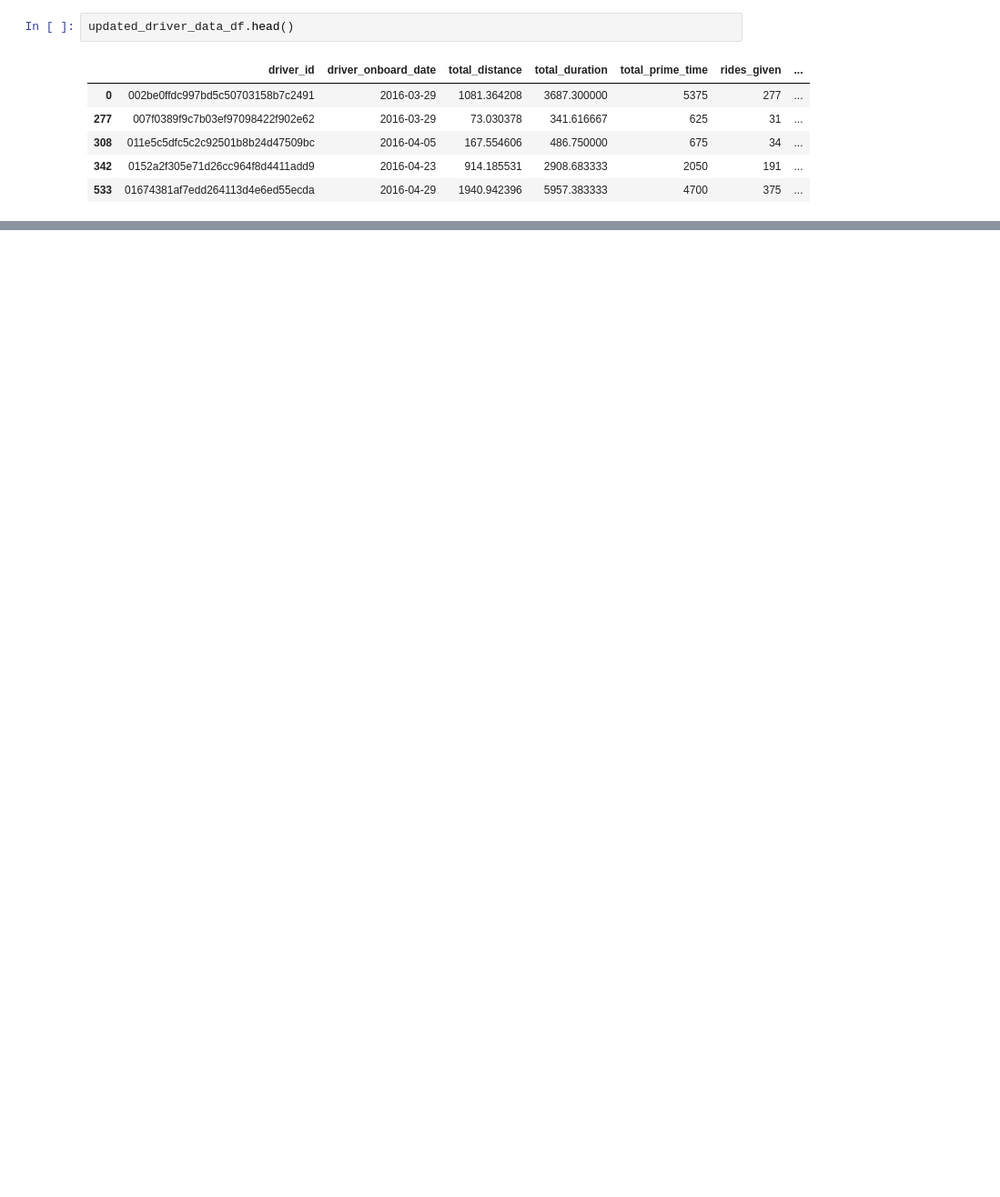
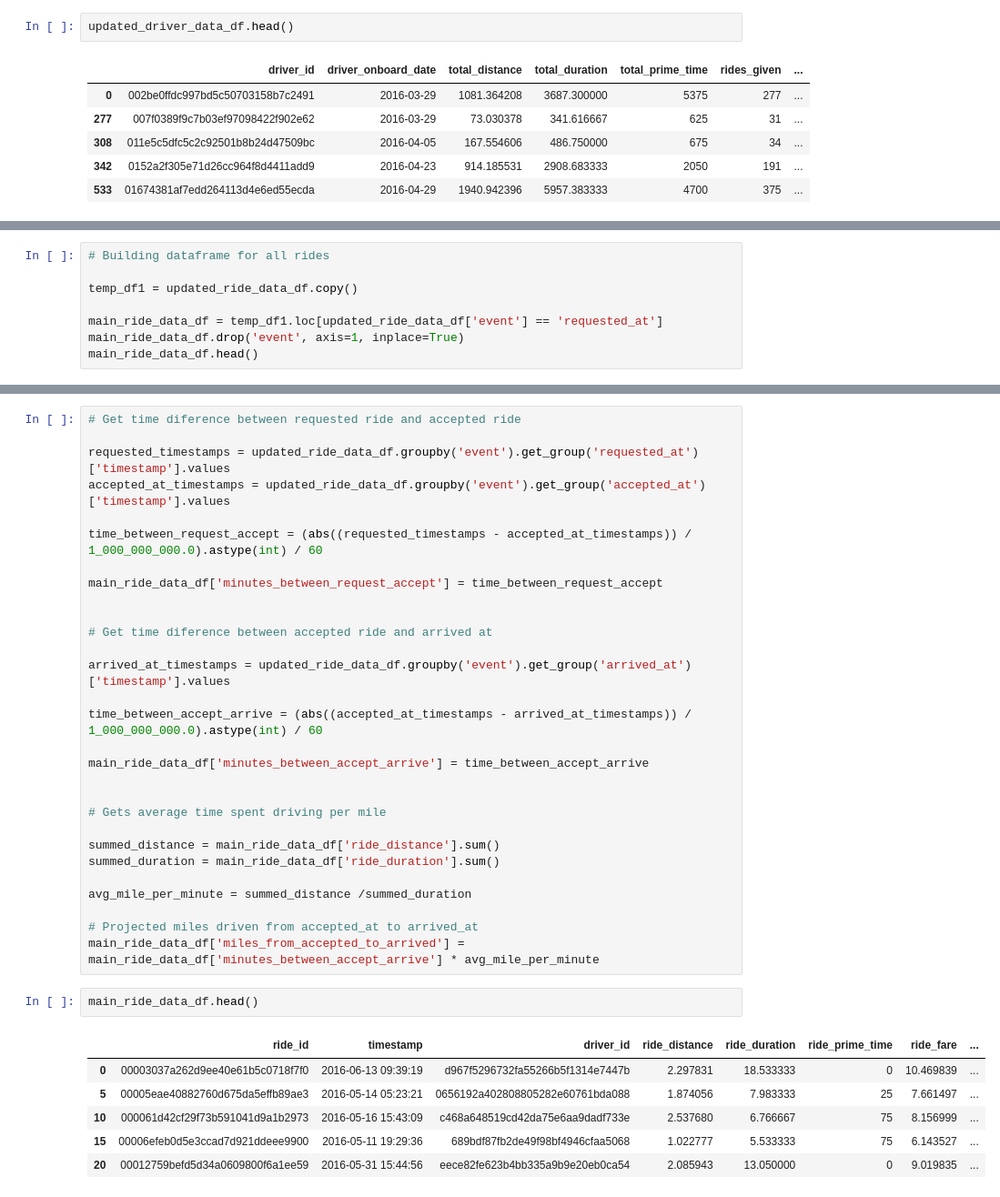
Before and after one commit to AugmentedMode/Lyft-Data-Challenge, a Jupyter notebook: Initial_insights.ipynb, the cells around one changed output, grey strips where cells are left out. Shown at 91% size. Saved outputs shown, nothing was run; the diff lists cells and outputs as text; blank space fills up the shorter version.

```diff
--- a/Initial_insights.ipynb
+++ b/Initial_insights.ipynb
@@ -335,3 +258,11 @@ updated_ride_data_df.head()
 | 2 | 00003037a262d9ee40e61b5c0718f7f0 | arrived_at | 2016-06-13 09:44:31 | d967f5296732fa55266b5f1314e7447b | 2.297831 | 18.533333 | 0 | 10.469839 |
 | 3 | 00003037a262d9ee40e61b5c0718f7f0 | picked_up_at | 2016-06-13 09:44:33 | d967f5296732fa55266b5f1314e7447b | 2.297831 | 18.533333 | 0 | 10.469839 |
 | 4 | 00003037a262d9ee40e61b5c0718f7f0 | dropped_off_at | 2016-06-13 10:03:05 | d967f5296732fa55266b5f1314e7447b | 2.297831 | 18.533333 | 0 | 10.469839 |
+# %%
+# Building dataframe for all rides
+
+temp_df1 = updated_ride_data_df.copy()
+
+main_ride_data_df = temp_df1.loc[updated_ride_data_df['event'] == 'requested_at']
+main_ride_data_df.drop('event', axis=1, inplace=True)
+main_ride_data_df.head()
@@ -337,0 +276,38 @@ updated_ride_data_df.head()
+# %%
+# Get time diference between requested ride and accepted ride
+
+requested_timestamps = updated_ride_data_df.groupby('event').get_group('requested_at')['timestamp'].values
+accepted_at_timestamps = updated_ride_data_df.groupby('event').get_group('accepted_at')['timestamp'].values
+
+time_between_request_accept = (abs((requested_timestamps - accepted_at_timestamps)) / 1_000_000_000.0).astype(int) / 60
+
+main_ride_data_df['minutes_between_request_accept'] = time_between_request_accept
+
+
+# Get time diference between accepted ride and arrived at
+
+arrived_at_timestamps = updated_ride_data_df.groupby('event').get_group('arrived_at')['timestamp'].values
+
+time_between_accept_arrive = (abs((accepted_at_timestamps - arrived_at_timestamps)) / 1_000_000_000.0).astype(int) / 60
+
+main_ride_data_df['minutes_between_accept_arrive'] = time_between_accept_arrive
+
+
+# Gets average time spent driving per mile
+
+summed_distance = main_ride_data_df['ride_distance'].sum()
+summed_duration = main_ride_data_df['ride_duration'].sum()
+
+avg_mile_per_minute = summed_distance /summed_duration
+
+# Projected miles driven from accepted_at to arrived_at
+main_ride_data_df['miles_from_accepted_to_arrived'] = main_ride_data_df['minutes_between_accept_arrive'] * avg_mile_per_minute
+# %%
+main_ride_data_df.head()
+# %% [output]
+|  | ride_id | timestamp | driver_id | ride_distance | ride_duration | ride_prime_time | ride_fare | ... |
+| 0 | 00003037a262d9ee40e61b5c0718f7f0 | 2016-06-13 09:39:19 | d967f5296732fa55266b5f1314e7447b | 2.297831 | 18.533333 | 0 | 10.469839 | ... |
+| 5 | 00005eae40882760d675da5effb89ae3 | 2016-05-14 05:23:21 | 0656192a402808805282e60761bda088 | 1.874056 | 7.983333 | 25 | 7.661497 | ... |
+| 10 | 000061d42cf29f73b591041d9a1b2973 | 2016-05-16 15:43:09 | c468a648519cd42da75e6aa9dadf733e | 2.537680 | 6.766667 | 75 | 8.156999 | ... |
+| 15 | 00006efeb0d5e3ccad7d921ddeee9900 | 2016-05-11 19:29:36 | 689bdf87fb2de49f98bf4946cfaa5068 | 1.022777 | 5.533333 | 75 | 6.143527 | ... |
+| 20 | 00012759befd5d34a0609800f6a1ee59 | 2016-05-31 15:44:56 | eece82fe623b4bb335a9b9e20eb0ca54 | 2.085943 | 13.050000 | 0 | 9.019835 | ... |
```
Also changed, not shown: parts of 14 cells of this notebook.
